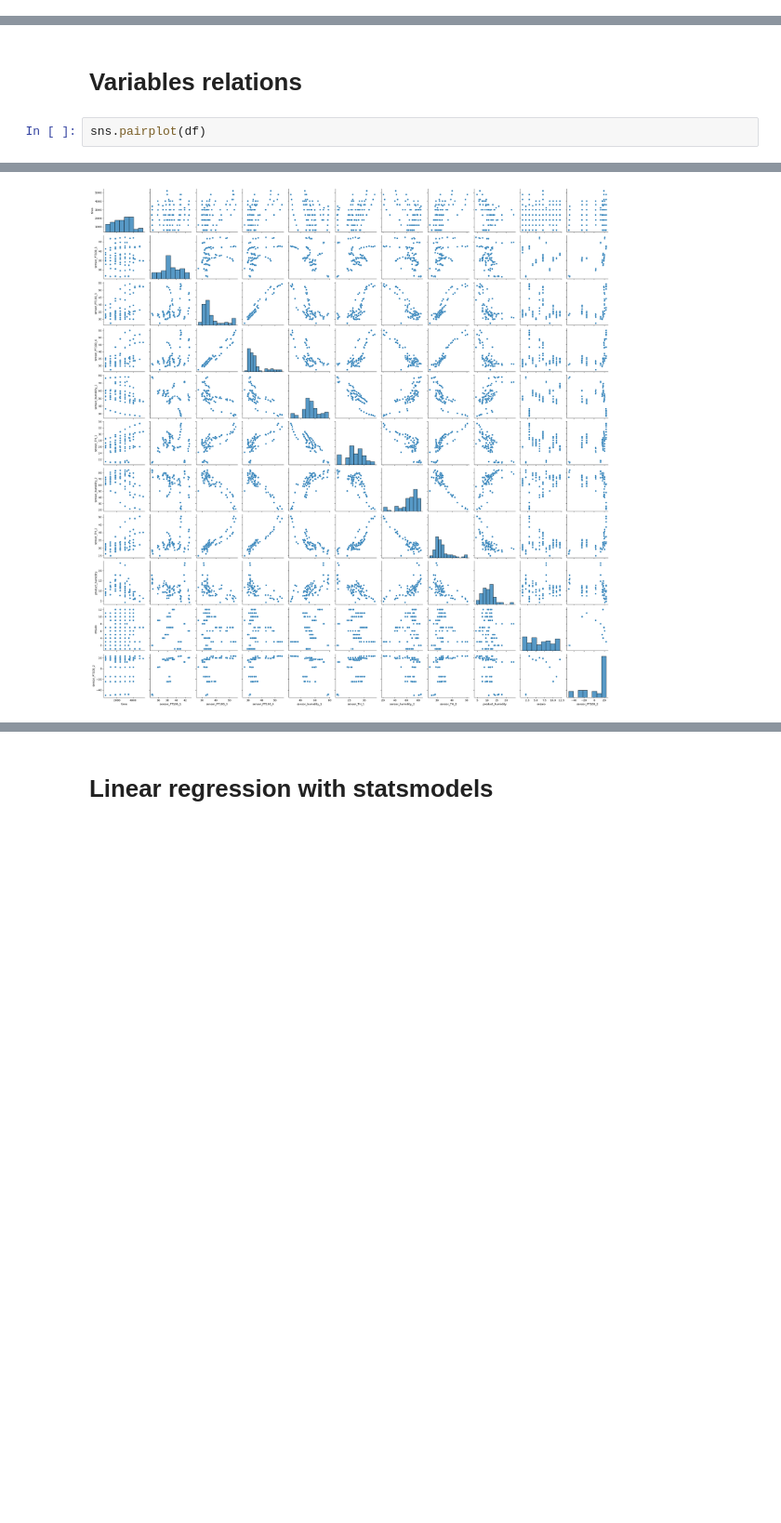
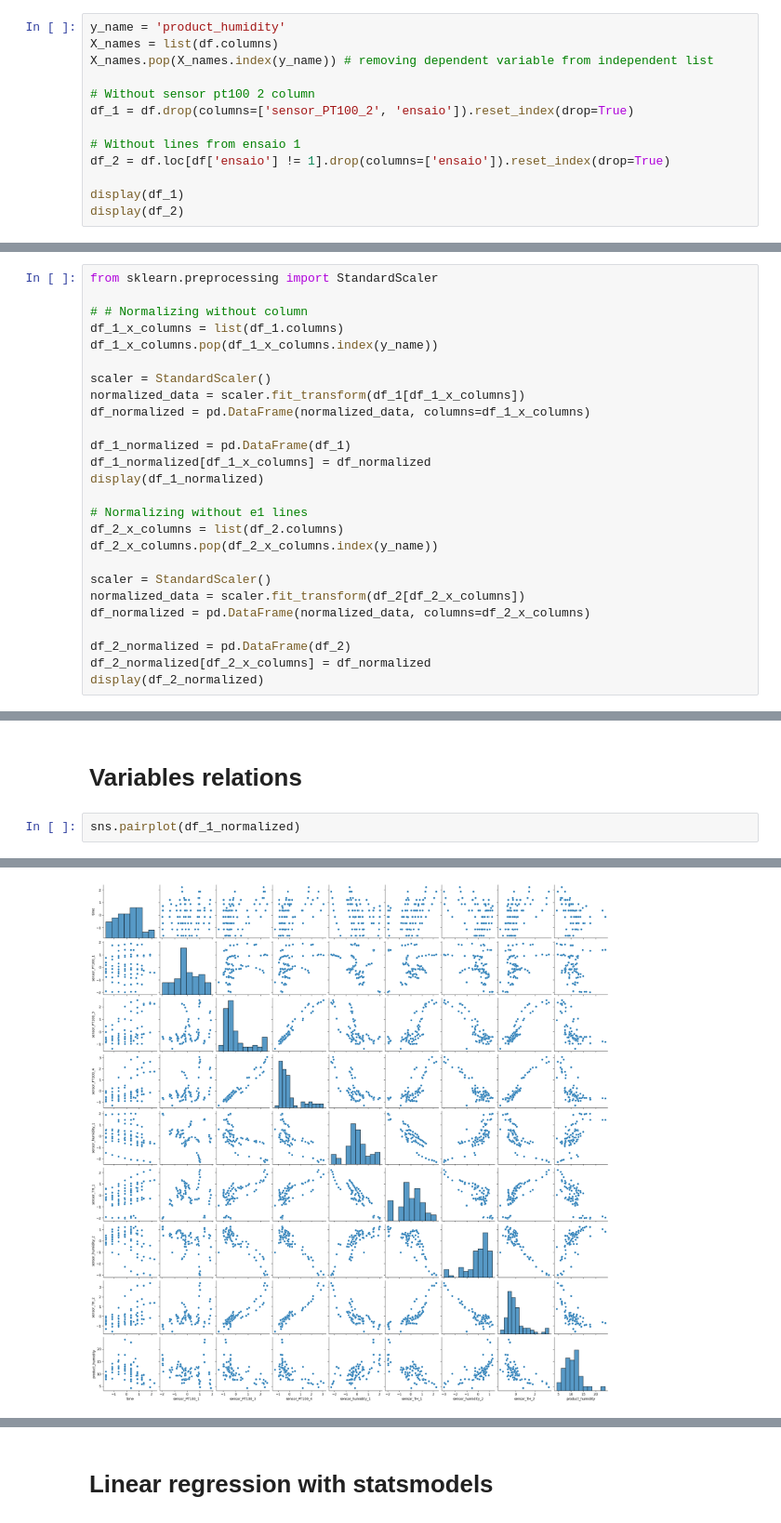
Before and after one commit to Raphael-Marchetti-Calciolari/projects-tcc-imt-2023, a Jupyter notebook: scripts/fixData.ipynb, the cells around one changed output, grey strips where cells are left out. Shown at 93% size. Saved outputs shown, nothing was run; the diff lists cells and outputs as text; blank space fills up the shorter version.

```diff
--- a/scripts/fixData.ipynb
+++ b/scripts/fixData.ipynb
@@ -27,0 +32,13 @@ df.groupby('ensaio').max()
+# %%
+y_name = 'product_humidity'
+X_names = list(df.columns)
+X_names.pop(X_names.index(y_name)) # removing dependent variable from independent list
+
+# Without sensor pt100 2 column
+df_1 = df.drop(columns=['sensor_PT100_2', 'ensaio']).reset_index(drop=True)
+
+# Without lines from ensaio 1
+df_2 = df.loc[df['ensaio'] != 1].drop(columns=['ensaio']).reset_index(drop=True)
+
+display(df_1)
+display(df_2)
@@ -27,0 +74,26 @@ df.groupby('ensaio').max()
+# %%
+from sklearn.preprocessing import StandardScaler
+
+# # Normalizing without column
+df_1_x_columns = list(df_1.columns)
+df_1_x_columns.pop(df_1_x_columns.index(y_name))
+
+scaler = StandardScaler()
+normalized_data = scaler.fit_transform(df_1[df_1_x_columns])
+df_normalized = pd.DataFrame(normalized_data, columns=df_1_x_columns)
+
+df_1_normalized = pd.DataFrame(df_1)
+df_1_normalized[df_1_x_columns] = df_normalized
+display(df_1_normalized)
+
+# Normalizing without e1 lines
+df_2_x_columns = list(df_2.columns)
+df_2_x_columns.pop(df_2_x_columns.index(y_name))
+
+scaler = StandardScaler()
+normalized_data = scaler.fit_transform(df_2[df_2_x_columns])
+df_normalized = pd.DataFrame(normalized_data, columns=df_2_x_columns)
+
+df_2_normalized = pd.DataFrame(df_2)
+df_2_normalized[df_2_x_columns] = df_normalized
+display(df_2_normalized)
@@ -28,7 +133,7 @@ df.groupby('ensaio').max()
 # %% [markdown]
 # Variables relations
 # %%
-sns.pairplot(df)
+sns.pairplot(df_1_normalized)
 # %% [output]
 <seaborn.axisgrid.PairGrid at 0x...>
-[figure, old version]
+[figure, new version]
```
Also changed, not shown: parts of 31 cells of this notebook.
